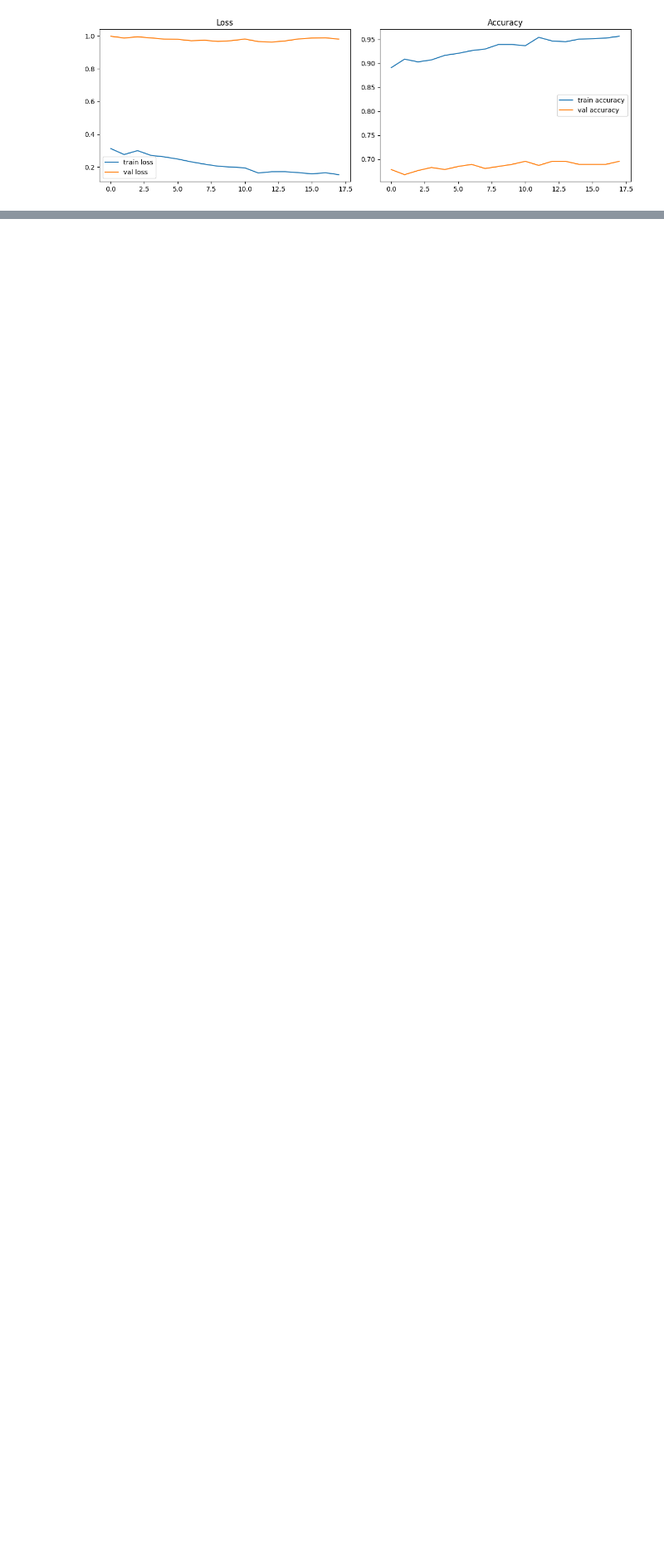
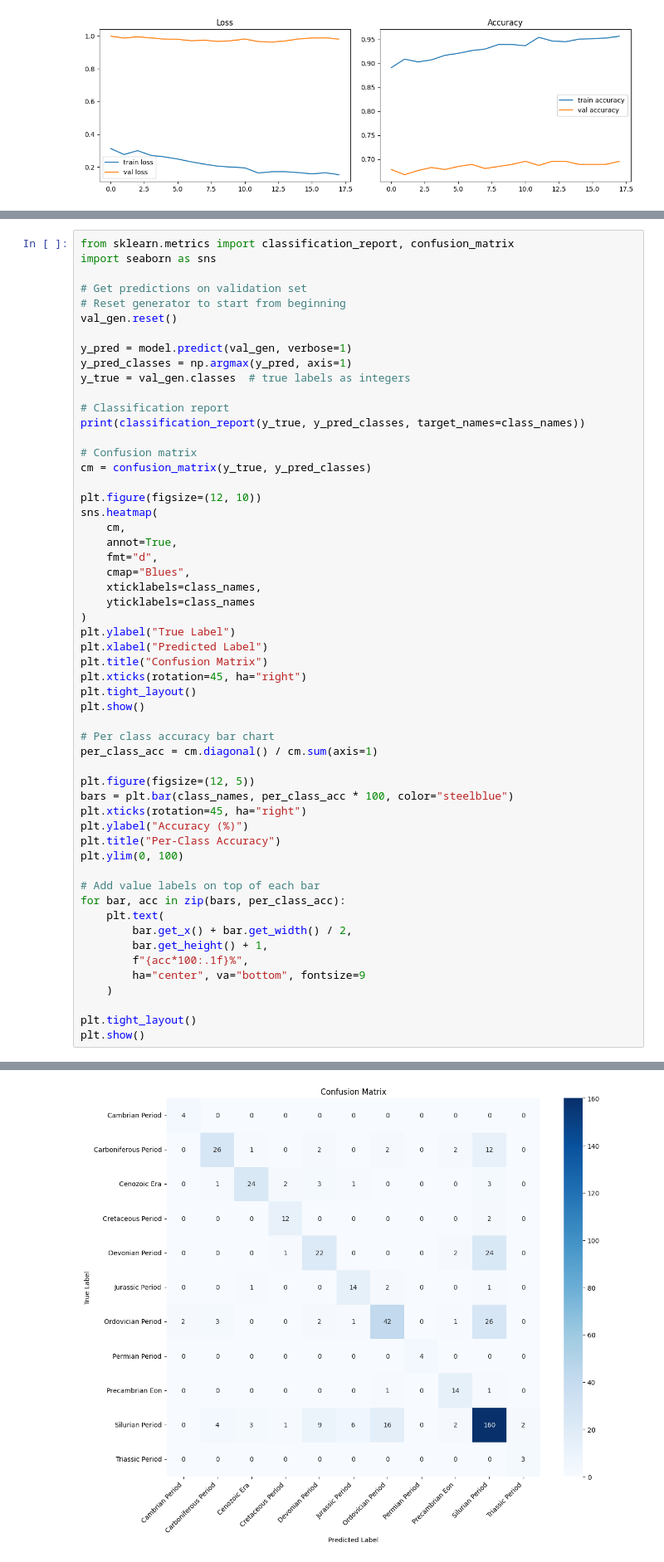
Before and after one commit to Taran-Gupta/DS4002_Project3, a Jupyter notebook: Scripts/Model Prediction.ipynb, the cells around one changed output, grey strips where cells are left out. Shown at 83% size. Drawn from its saved outputs; the diff is of its cells as text; blank space fills up the shorter version.

Commit message:
Added accuracy and confusion matrix + individual image prediction

```diff
--- a/Scripts/Model Prediction.ipynb
+++ b/Scripts/Model Prediction.ipynb
@@ -279,0 +282,56 @@ plt.show()
+# %%
+from sklearn.metrics import classification_report, confusion_matrix
+import seaborn as sns
+
+# Get predictions on validation set
+# Reset generator to start from beginning
+val_gen.reset()
+
+y_pred = model.predict(val_gen, verbose=1)
+y_pred_classes = np.argmax(y_pred, axis=1)
+y_true = val_gen.classes  # true labels as integers
+
+# Classification report
+print(classification_report(y_true, y_pred_classes, target_names=class_names))
+
+# Confusion matrix
+cm = confusion_matrix(y_true, y_pred_classes)
+
+plt.figure(figsize=(12, 10))
+sns.heatmap(
+    cm,
+    annot=True,
+    fmt="d",
+    cmap="Blues",
+    xticklabels=class_names,
+    yticklabels=class_names
+)
+plt.ylabel("True Label")
+plt.xlabel("Predicted Label")
+plt.title("Confusion Matrix")
+plt.xticks(rotation=45, ha="right")
+plt.tight_layout()
+plt.show()
+
+# Per class accuracy bar chart
+per_class_acc = cm.diagonal() / cm.sum(axis=1)
+
+plt.figure(figsize=(12, 5))
+bars = plt.bar(class_names, per_class_acc * 100, color="steelblue")
+plt.xticks(rotation=45, ha="right")
+plt.ylabel("Accuracy (%)")
+plt.title("Per-Class Accuracy")
+plt.ylim(0, 100)
+
+# Add value labels on top of each bar
+for bar, acc in zip(bars, per_class_acc):
+    plt.text(
+        bar.get_x() + bar.get_width() / 2,
+        bar.get_height() + 1,
+        f"{acc*100:.1f}%",
+        ha="center", va="bottom", fontsize=9
+    )
+
+plt.tight_layout()
+plt.show()
+# %% [output]
@@ -279,0 +356 @@ plt.show()
+[figure, added]
```
Also changed, not shown: parts of 15 cells of this notebook, 5 other files.
